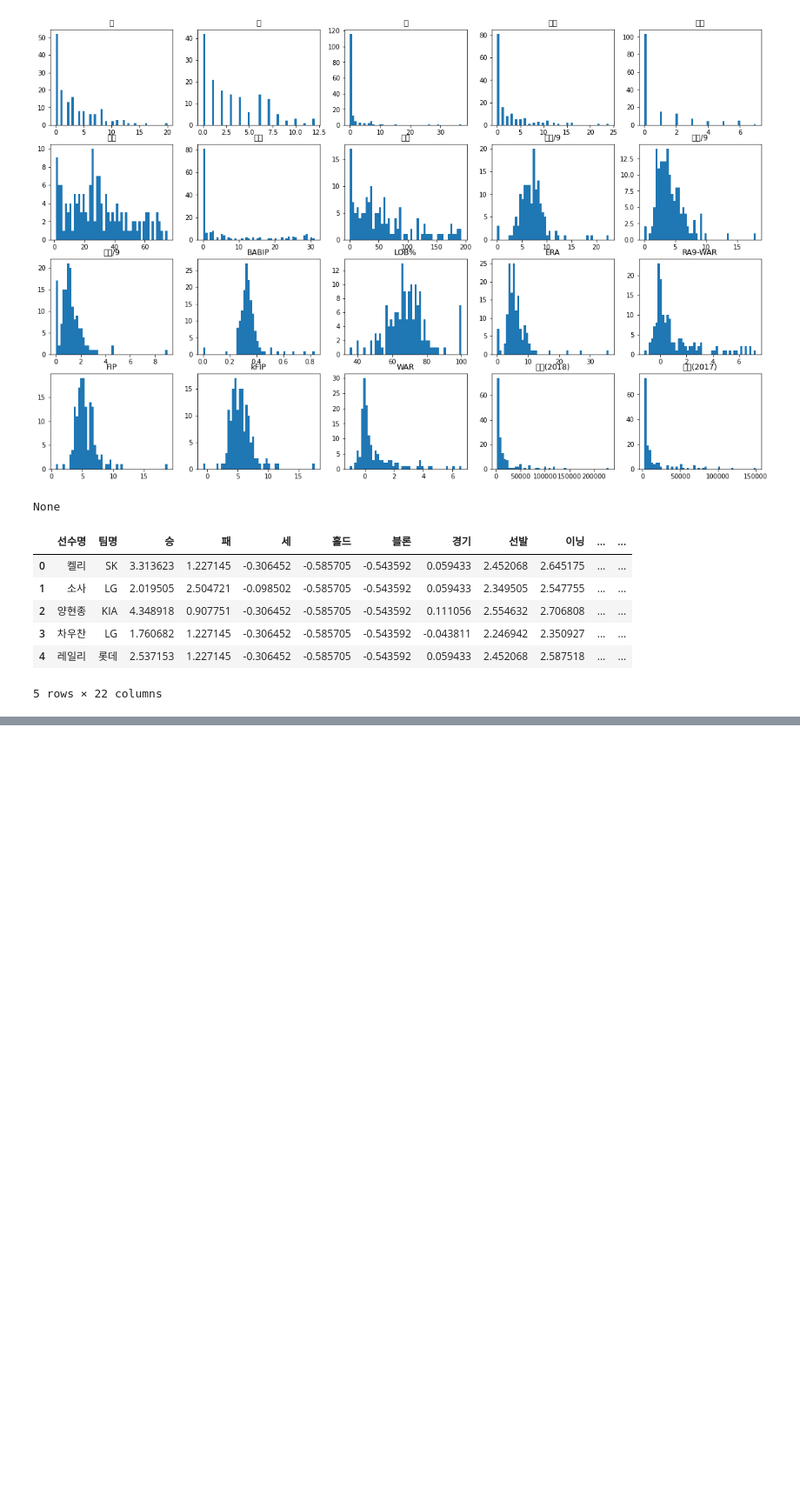
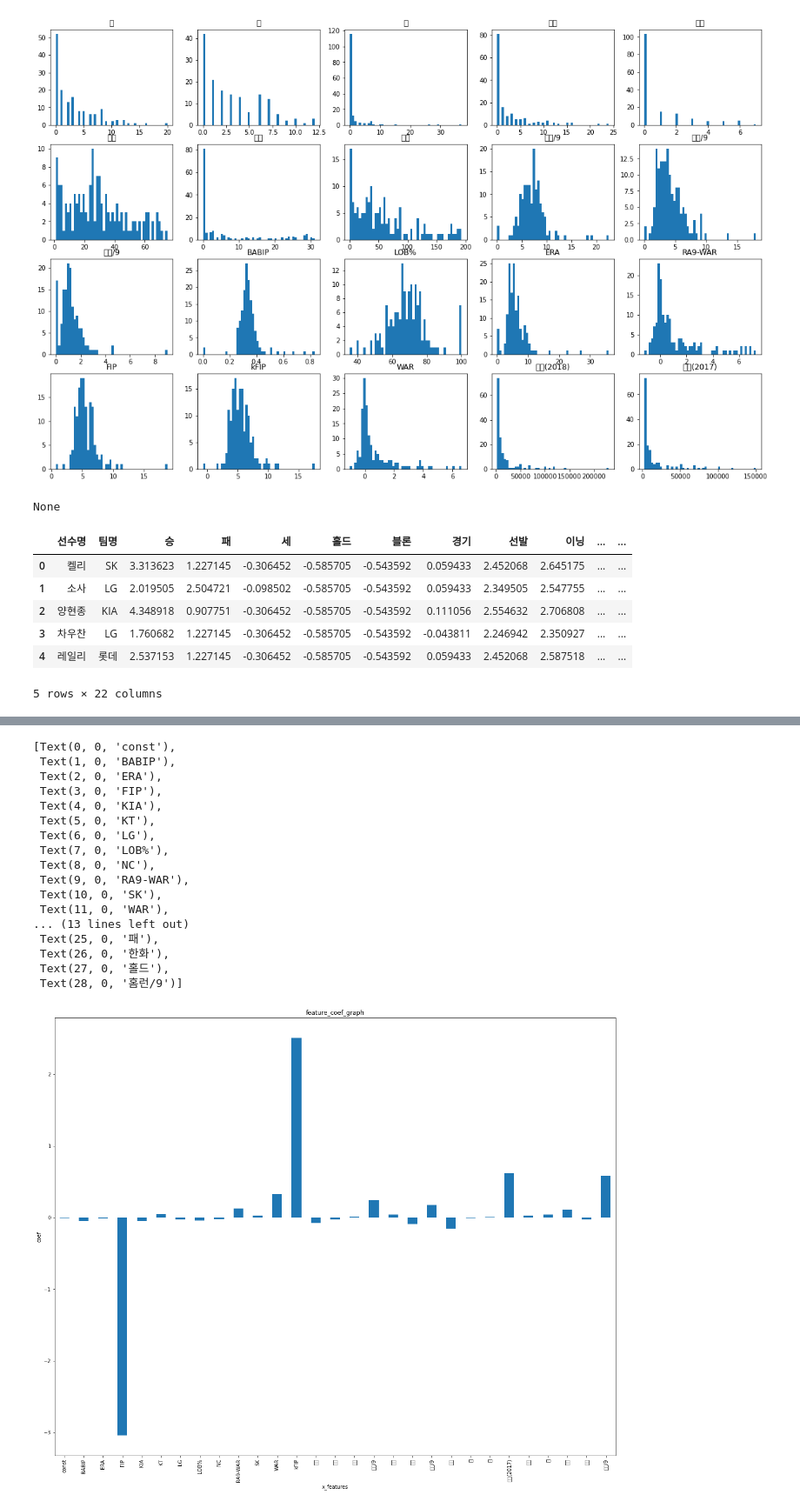
Before and after one commit to chaeminsoo/data_analysis, a Jupyter notebook: salary_predict.ipynb, the cells around one changed output, grey strips where cells are left out. Shown: that part at 87% size. Saved outputs shown, nothing was run; the diff lists cells and outputs as text; code cells hidden in the pictures; blank space fills up the shorter version.

```diff
--- a/salary_predict.ipynb
+++ b/salary_predict.ipynb
@@ -101,0 +123,4 @@ picher_df.head(5)
+# %%
+X = picher_df[picher_df.columns.difference(['선수명', 'y'])]
+y = picher_df['y']
+X_train, X_test, y_train, y_test = train_test_split(X,y,test_size=0.2,random_state=19)
@@ -101,0 +140,11 @@ picher_df.head(5)
+# %%
+import statsmodels.api as sm
+
+X_train = sm.add_constant(X_train)
+model = sm.OLS(y_train,X_train).fit()
+model.summary()
+
+
+# R-squared, Adj. R-squared show how well 'Regression Analysis' is done(the closer to 1, the better)
+# F-statistic(should check it with p-value(aka Prob)(if p-value is ubder 0.05, F-statistic has significant meanning))
+# 'P>|t|' < 0.05  -> significant meanning
@@ -101,0 +186,17 @@ picher_df.head(5)
+# %%
+# visualize coef_
+
+# for print in Korean
+plt.rc('font', family='NanumGothicOTF')
+plt.rcParams['figure.figsize'] = [20,16]
+# %%
+coefs = model.params.tolist()
+coefs_series = pd.Series(coefs)
+
+x_labels = model.params.index.tolist()
+
+print(x_labels)
+print('*******************************************************')
+print(coefs)
+print('*******************************************************')
+print(coefs_series)
@@ -101,0 +221,25 @@ picher_df.head(5)
+# %%
+ax = coefs_series.plot(kind='bar')
+ax.set_title('feature_coef_graph')
+ax.set_xlabel("x_features")
+ax.set_ylabel("coef")
+ax.set_xticklabels(x_labels)
+# %% [output]
+[Text(0, 0, 'const'),
+ Text(1, 0, 'BABIP'),
+ Text(2, 0, 'ERA'),
+ Text(3, 0, 'FIP'),
+ Text(4, 0, 'KIA'),
+ Text(5, 0, 'KT'),
+ Text(6, 0, 'LG'),
+ Text(7, 0, 'LOB%'),
+ Text(8, 0, 'NC'),
+ Text(9, 0, 'RA9-WAR'),
+ Text(10, 0, 'SK'),
+ Text(11, 0, 'WAR'),
+... (13 lines left out)
+ Text(25, 0, '패'),
+ Text(26, 0, '한화'),
+ Text(27, 0, '홀드'),
+ Text(28, 0, '홈런/9')]
+[figure, added]
```
Also changed, not shown: parts of 7 cells of this notebook.
